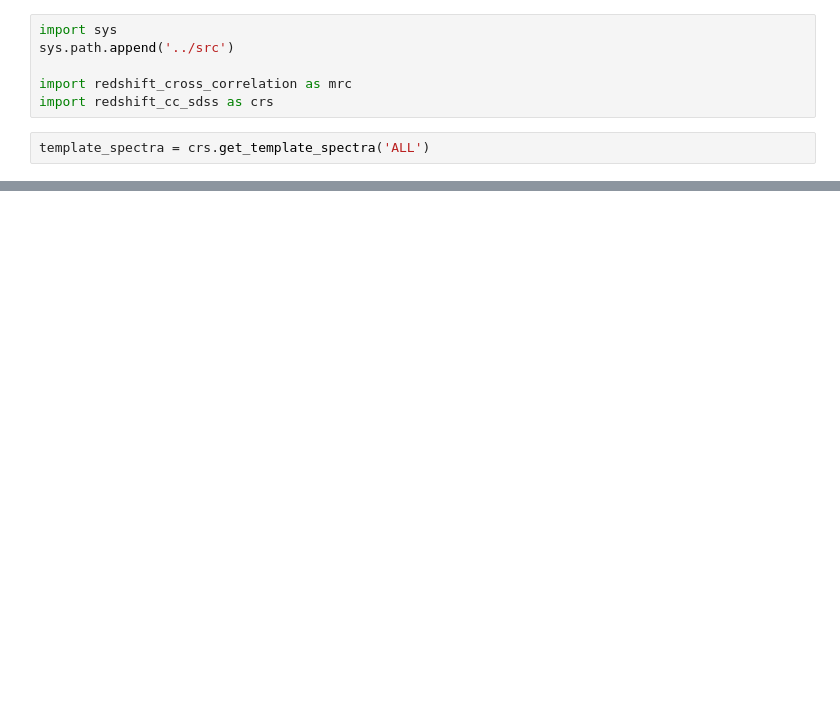
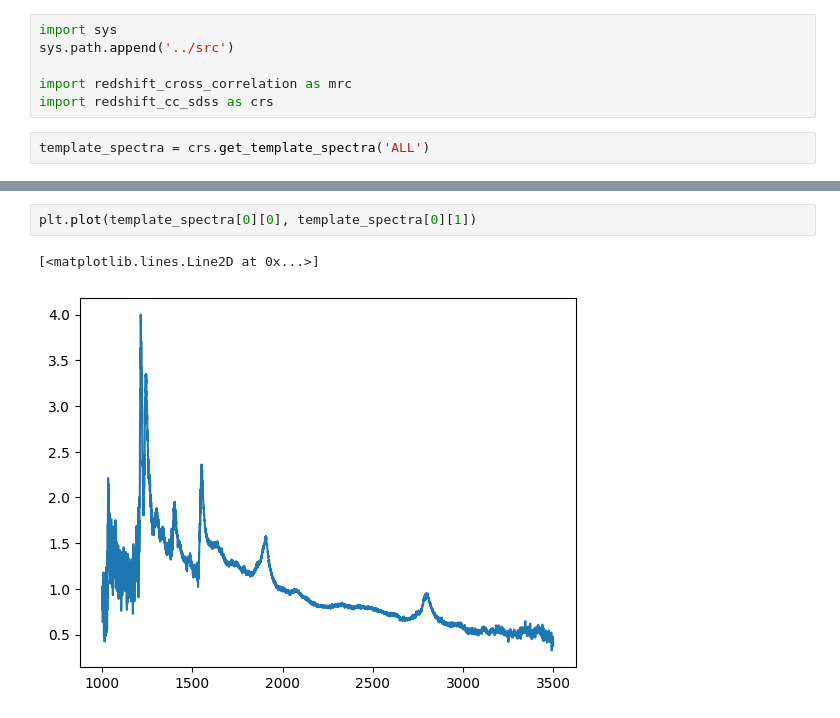
Before and after one commit to ripRoot/Redshift, a Jupyter notebook: notebooks/redshift_cross_correlation_simulation.ipynb, the cells around one changed output, grey strips where cells are left out. Cells and saved outputs as stored; diff of their text form; blank space fills up the shorter version.

```diff
--- a/notebooks/redshift_cross_correlation_simulation.ipynb
+++ b/notebooks/redshift_cross_correlation_simulation.ipynb
@@ -44,0 +170,5 @@ plt.plot(template_spectra[][0], template_spectra[14][1])
+# %%
+plt.plot(template_spectra[0][0], template_spectra[0][1])
+# %% [output]
+[<matplotlib.lines.Line2D at 0x...>]
+[figure, added]
```
Also changed, not shown: parts of 10 cells of this notebook, 6 other files.
